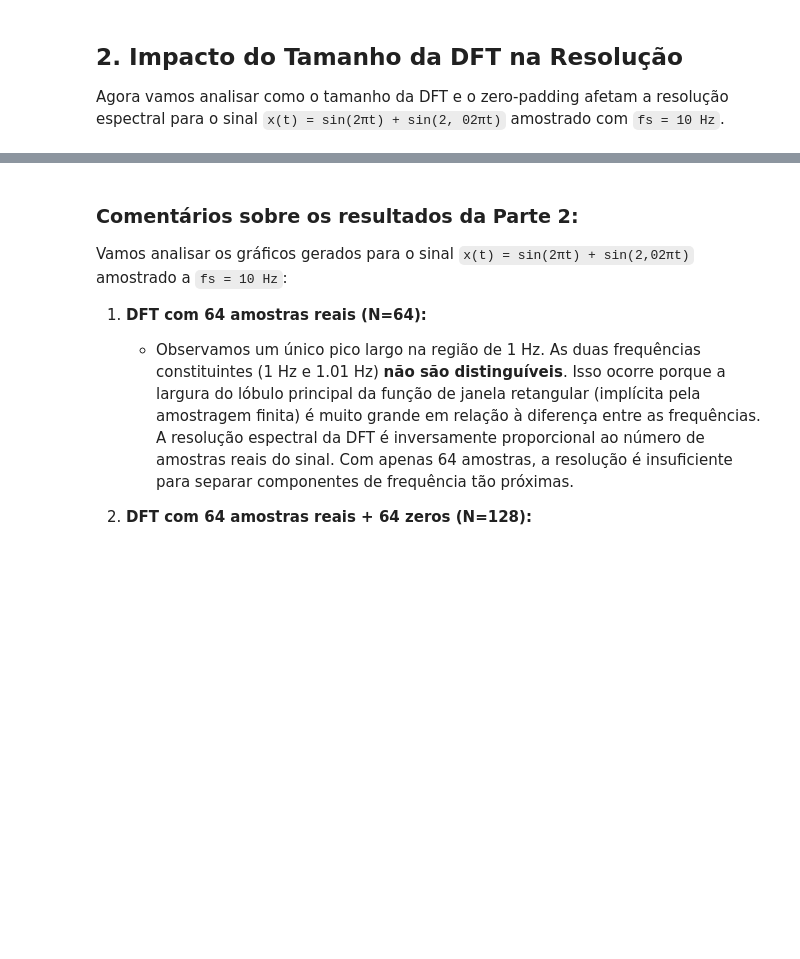
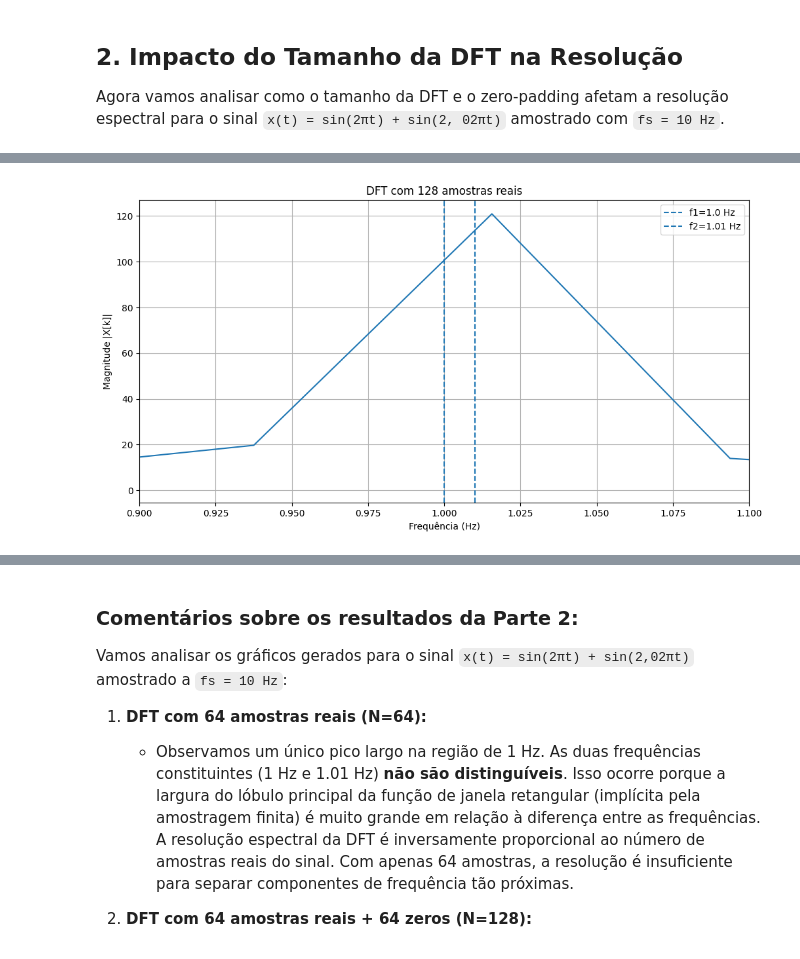
Before and after one commit to masterAristocats/Trabalho-Processamento-de-Sinais-I-4, a Jupyter notebook: rep.ipynb, the cells around one changed output, grey strips where cells are left out. Cells and saved outputs as stored; diff of their text form; code cells hidden in the pictures; blank space fills up the shorter version.

```diff
--- a/rep.ipynb
+++ b/rep.ipynb
@@ -157,0 +188,18 @@ plt.show()
+# %%
+#128 amostras
+fig, ax = plt.subplots(figsize=(12, 6))
+
+num_samples_128 = 128
+x_n_128 = generate_signal(num_samples_128)
+
+plot_dft_spectrum(
+    x_n_128,
+    num_samples_128,
+    f'DFT com {num_samples_128} amostras reais',
+    num_samples_128,
+    ax
+)
+
+plt.show()
+# %% [output]
+[figure, added]
```
Also changed, not shown: parts of 26 cells of this notebook.
